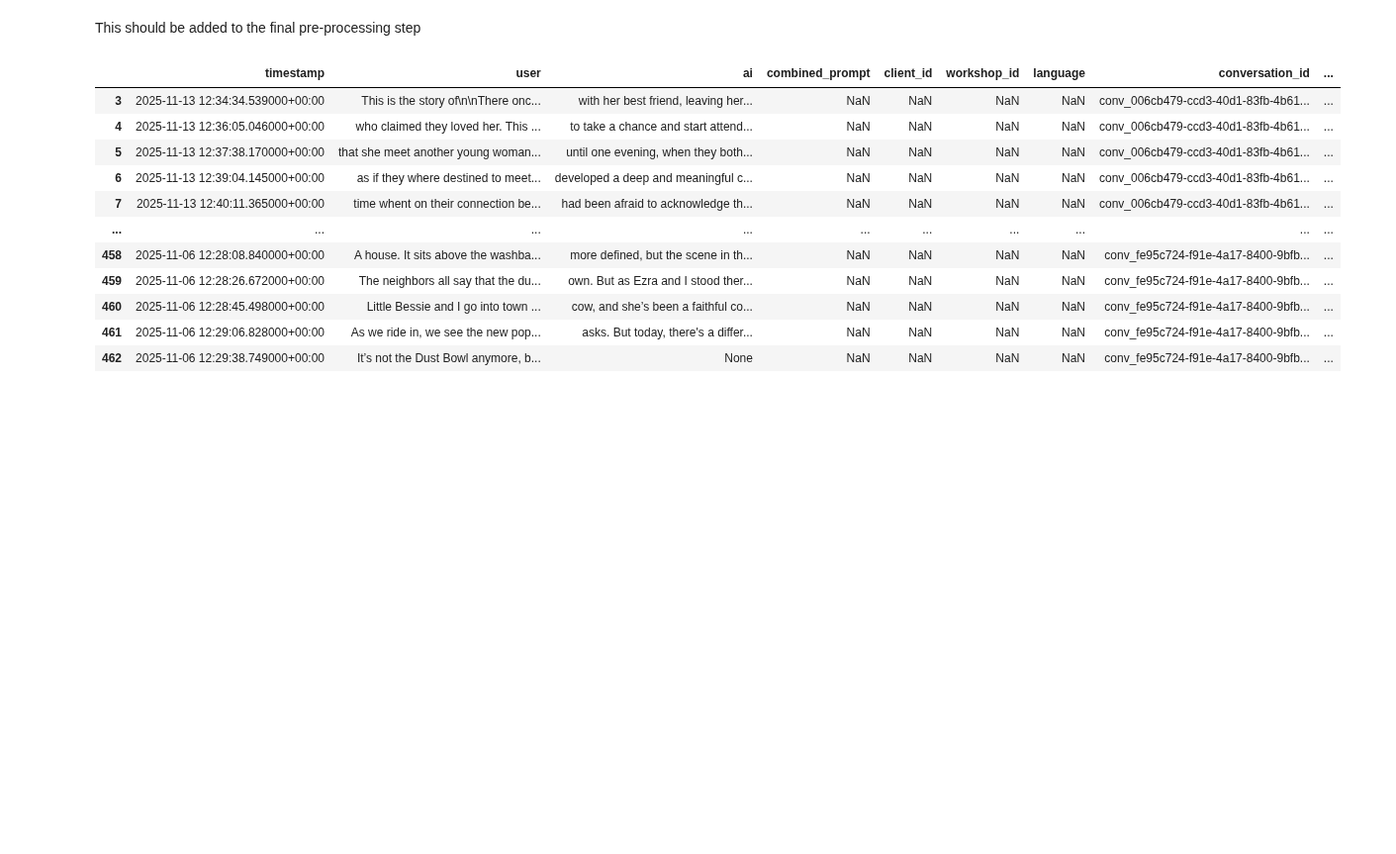
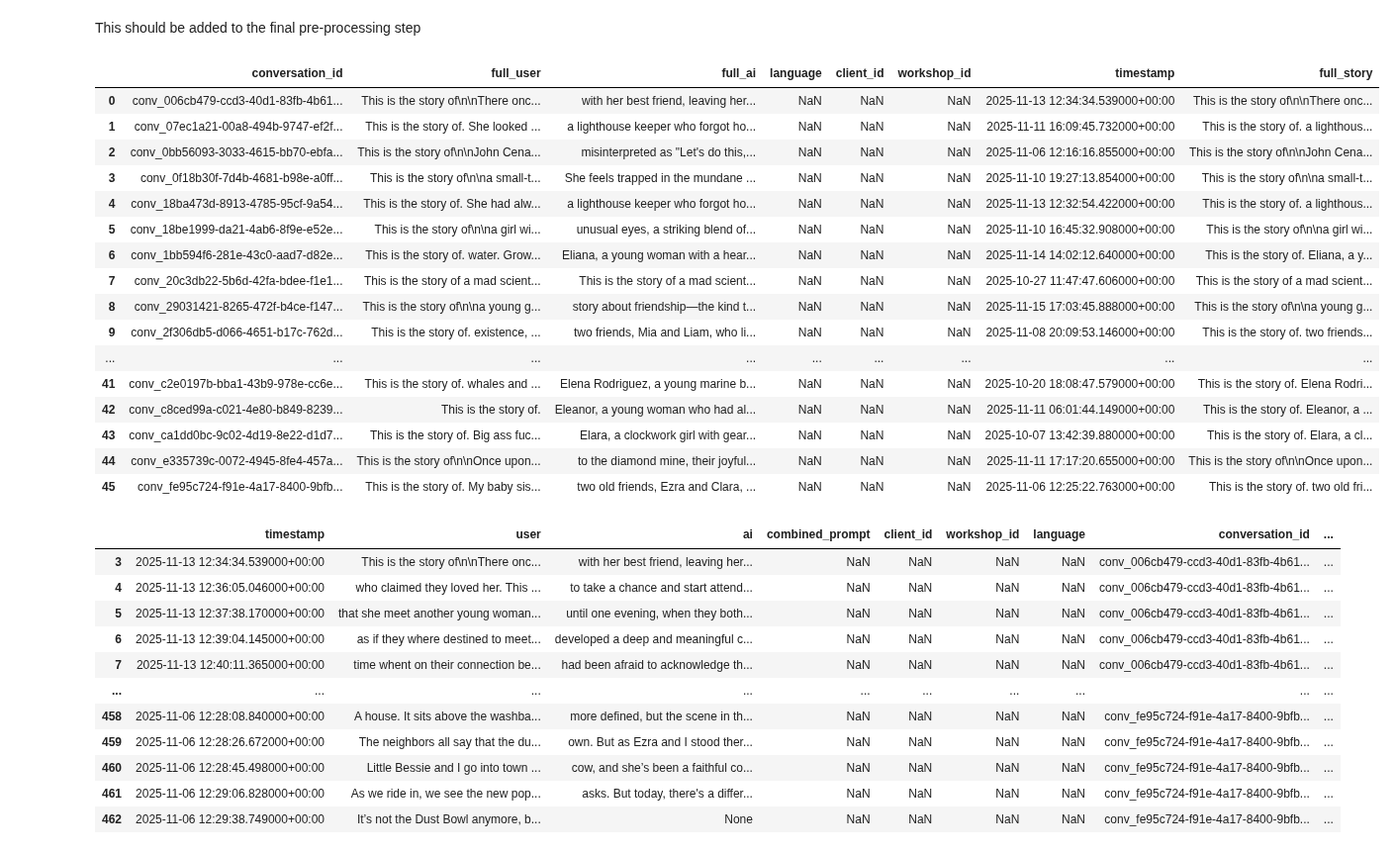
Before and after one commit to Halfidaldal/PENPAL_analysis, a Jupyter notebook: analysis/sent_eng.ipynb, the cells around one changed output. Shown at 99% size. Drawn from its saved outputs; the diff is of its cells as text; code cells hidden in the pictures; blank space fills up the shorter version.

```diff
--- a/analysis/sent_eng.ipynb
+++ b/analysis/sent_eng.ipynb
@@ -8,6 +8,29 @@ import matplotlib.pyplot as plt
 import seaborn as sns
 # %% [markdown]
 This should be added to the final pre-processing step
+# %%
+path = "/work/PENPAL/PENPAL_analysis/data/TEXT/interim/stories_full_text_filtered.csv"
+d = pd.read_csv(path)
+# %%
+d
+# %% [output]
+|  | conversation_id | full_user | full_ai | language | client_id | workshop_id | timestamp | full_story |
+| 0 | conv_006cb479-ccd3-40d1-83fb-4b61... | This is the story of\n\nThere onc... | with her best friend, leaving her... | NaN | NaN | NaN | 2025-11-13 12:34:34.539000+00:00 | This is the story of\n\nThere onc... |
+| 1 | conv_07ec1a21-00a8-494b-9747-ef2f... | This is the story of. She looked ... | a lighthouse keeper who forgot ho... | NaN | NaN | NaN | 2025-11-11 16:09:45.732000+00:00 | This is the story of. a lighthous... |
+| 2 | conv_0bb56093-3033-4615-bb70-ebfa... | This is the story of\n\nJohn Cena... | misinterpreted as "Let's do this,... | NaN | NaN | NaN | 2025-11-06 12:16:16.855000+00:00 | This is the story of\n\nJohn Cena... |
+| 3 | conv_0f18b30f-7d4b-4681-b98e-a0ff... | This is the story of\n\na small-t... | She feels trapped in the mundane ... | NaN | NaN | NaN | 2025-11-10 19:27:13.854000+00:00 | This is the story of\n\na small-t... |
+| 4 | conv_18ba473d-8913-4785-95cf-9a54... | This is the story of. She had alw... | a lighthouse keeper who forgot ho... | NaN | NaN | NaN | 2025-11-13 12:32:54.422000+00:00 | This is the story of. a lighthous... |
+| 5 | conv_18be1999-da21-4ab6-8f9e-e52e... | This is the story of\n\na girl wi... | unusual eyes, a striking blend of... | NaN | NaN | NaN | 2025-11-10 16:45:32.908000+00:00 | This is the story of\n\na girl wi... |
+| 6 | conv_1bb594f6-281e-43c0-aad7-d82e... | This is the story of. water. Grow... | Eliana, a young woman with a hear... | NaN | NaN | NaN | 2025-11-14 14:02:12.640000+00:00 | This is the story of. Eliana, a y... |
+| 7 | conv_20c3db22-5b6d-42fa-bdee-f1e1... | This is the story of a mad scient... | This is the story of a mad scient... | NaN | NaN | NaN | 2025-10-27 11:47:47.606000+00:00 | This is the story of a mad scient... |
+| 8 | conv_29031421-8265-472f-b4ce-f147... | This is the story of\n\na young g... | story about friendship—the kind t... | NaN | NaN | NaN | 2025-11-15 17:03:45.888000+00:00 | This is the story of\n\na young g... |
+| 9 | conv_2f306db5-d066-4651-b17c-762d... | This is the story of. existence, ... | two friends, Mia and Liam, who li... | NaN | NaN | NaN | 2025-11-08 20:09:53.146000+00:00 | This is the story of. two friends... |
+| ... | ... | ... | ... | ... | ... | ... | ... | ... |
+| 41 | conv_c2e0197b-bba1-43b9-978e-cc6e... | This is the story of. whales and ... | Elena Rodriguez, a young marine b... | NaN | NaN | NaN | 2025-10-20 18:08:47.579000+00:00 | This is the story of. Elena Rodri... |
+| 42 | conv_c8ced99a-c021-4e80-b849-8239... | This is the story of. | Eleanor, a young woman who had al... | NaN | NaN | NaN | 2025-11-11 06:01:44.149000+00:00 | This is the story of. Eleanor, a ... |
+| 43 | conv_ca1dd0bc-9c02-4d19-8e22-d1d7... | This is the story of. Big ass fuc... | Elara, a clockwork girl with gear... | NaN | NaN | NaN | 2025-10-07 13:42:39.880000+00:00 | This is the story of. Elara, a cl... |
+| 44 | conv_e335739c-0072-4945-8fe4-457a... | This is the story of\n\nOnce upon... | to the diamond mine, their joyful... | NaN | NaN | NaN | 2025-11-11 17:17:20.655000+00:00 | This is the story of\n\nOnce upon... |
+| 45 | conv_fe95c724-f91e-4a17-8400-9bfb... | This is the story of. My baby sis... | two old friends, Ezra and Clara, ... | NaN | NaN | NaN | 2025-11-06 12:25:22.763000+00:00 | This is the story of. two old fri... |
 # %%
 path = '/work/PENPAL/PENPAL_analysis/data/TEXT/processed/story_embeddings_interaction_level.parquet'
 
```
Also changed, not shown: parts of 1 cell of this notebook, 2 other files.
